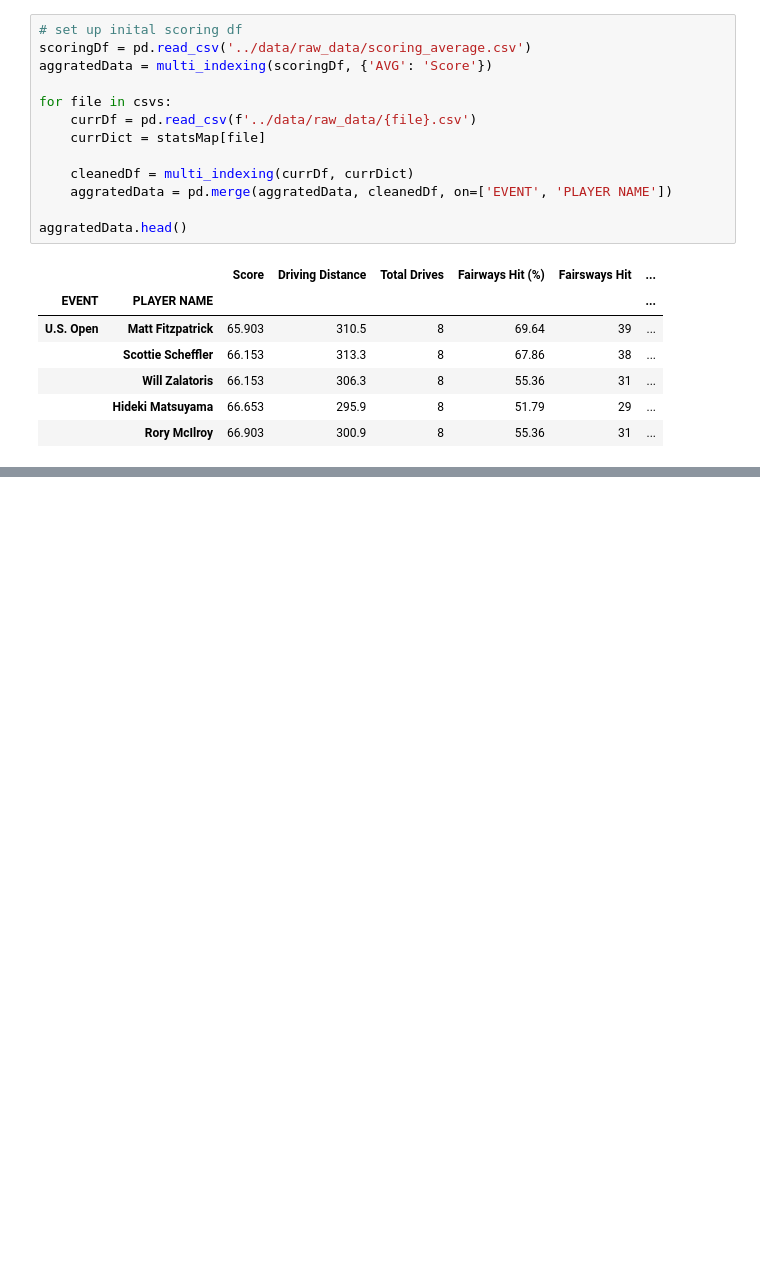
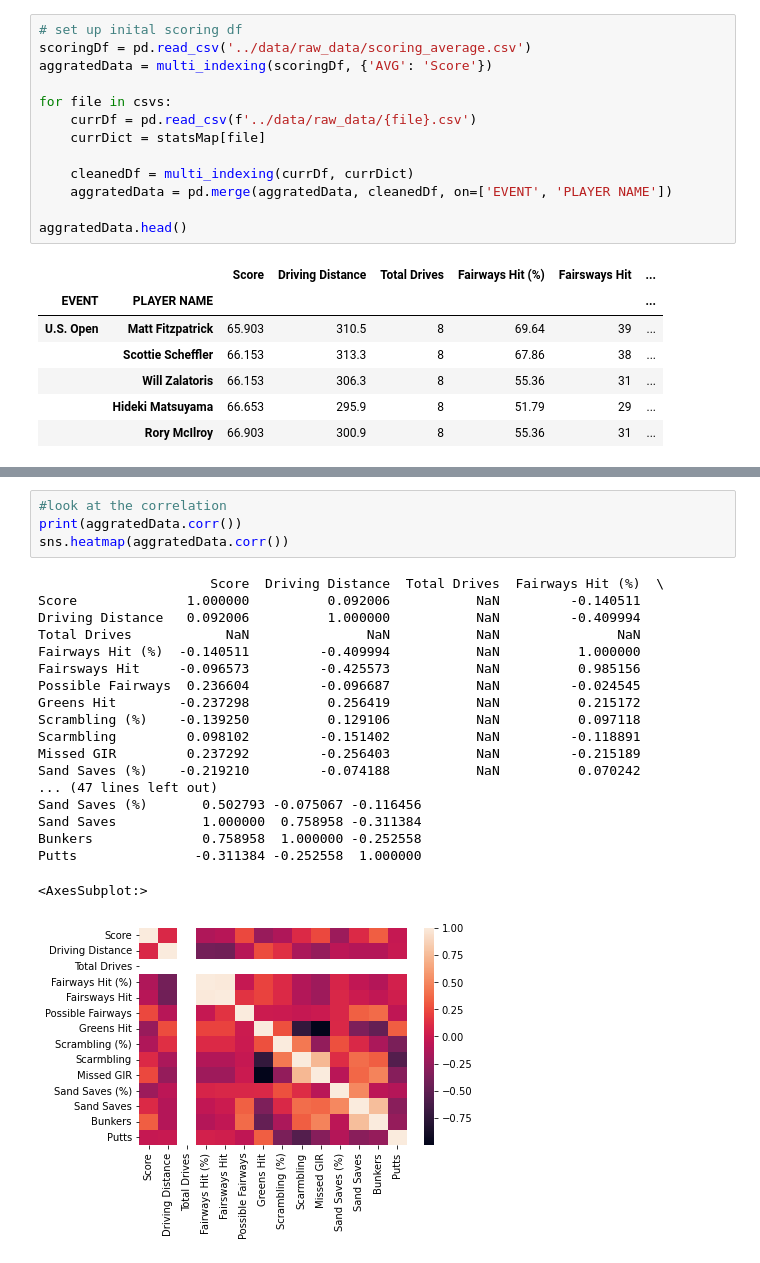
Before and after one commit to kMongru/pga-compensation-projections, a Jupyter notebook: notebooks/data_analysis.ipynb, the cells around one changed output, grey strips where cells are left out. Cells and saved outputs as stored; diff of their text form; blank space fills up the shorter version.

```diff
--- a/notebooks/data_analysis.ipynb
+++ b/notebooks/data_analysis.ipynb
@@ -138,0 +96,24 @@ combined
+# %%
+#look at the correlation
+print(aggratedData.corr())
+sns.heatmap(aggratedData.corr())
+# %% [output]
+                      Score  Driving Distance  Total Drives  Fairways Hit (%)  \
+Score              1.000000          0.092006           NaN         -0.140511
+Driving Distance   0.092006          1.000000           NaN         -0.409994
+Total Drives            NaN               NaN           NaN               NaN
+Fairways Hit (%)  -0.140511         -0.409994           NaN          1.000000
+Fairsways Hit     -0.096573         -0.425573           NaN          0.985156
+Possible Fairways  0.236604         -0.096687           NaN         -0.024545
+Greens Hit        -0.237298          0.256419           NaN          0.215172
+Scrambling (%)    -0.139250          0.129106           NaN          0.097118
+Scarmbling         0.098102         -0.151402           NaN         -0.118891
+Missed GIR         0.237292         -0.256403           NaN         -0.215189
+Sand Saves (%)    -0.219210         -0.074188           NaN          0.070242
+... (47 lines left out)
+Sand Saves (%)       0.502793 -0.075067 -0.116456
+Sand Saves           1.000000  0.758958 -0.311384
+Bunkers              0.758958  1.000000 -0.252558
+Putts               -0.311384 -0.252558  1.000000
+<AxesSubplot:>
+[figure, added]
```
Also changed, not shown: parts of 10 cells of this notebook.
